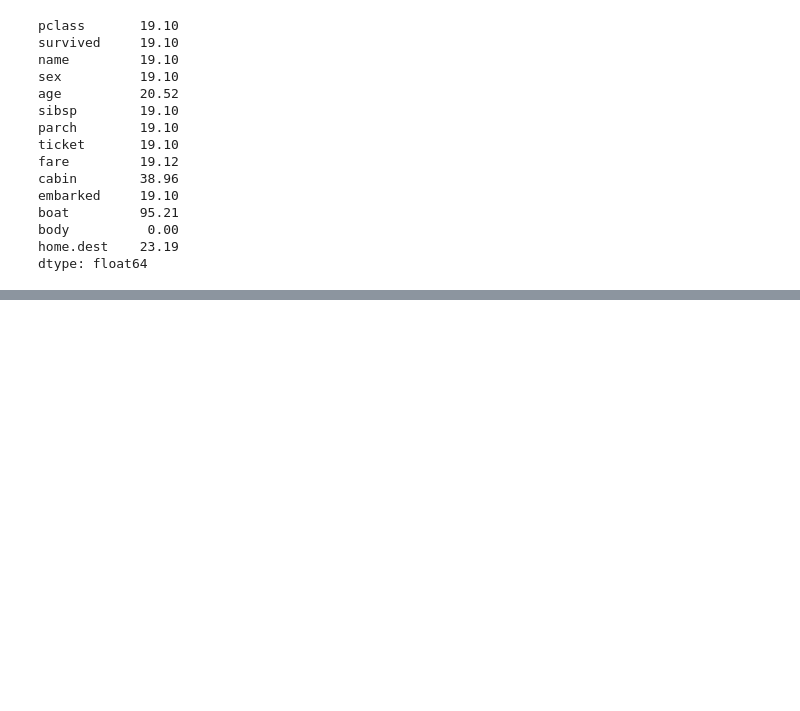
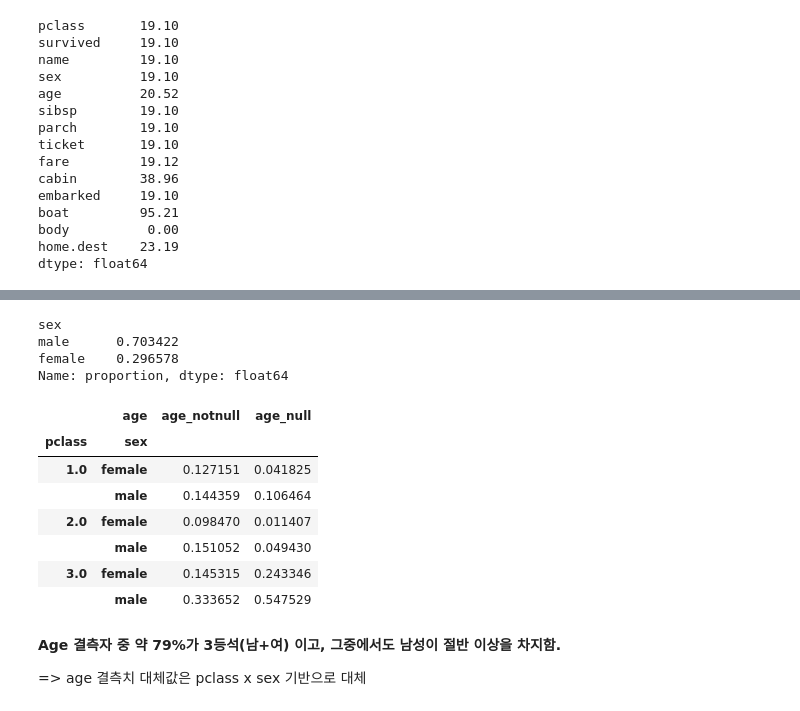
Before and after one commit to siwoolyyy/ml-data, a Jupyter notebook: titanic dataset.ipynb, the cells around one changed output, grey strips where cells are left out. Cells and saved outputs as stored; diff of their text form; code cells hidden in the pictures; blank space fills up the shorter version.

```diff
--- a/titanic dataset.ipynb
+++ b/titanic dataset.ipynb
@@ -494,0 +543,6 @@ train =
+# %%
+miss = df['age'].isna()
+
+rate = df.groupby(["pclass", "sex"])["age"].apply(lambda s: s.isna().mean())
+
+rate
@@ -494,0 +591,30 @@ train =
+# %%
+ee['sex'].value_counts(normalize=True)
+# %% [output]
+sex
+male      0.703422
+female    0.296578
+Name: proportion, dtype: float64
+# %%
+tab = pd.crosstab(
+    index=[df['pclass'], df['sex']],
+    columns=miss,
+    normalize='columns'
+)
+tab = tab.rename(columns={False: "age_notnull", True: "age_null"})
+
+tab
+# %% [output]
+|  | age | age_notnull | age_null |
+| pclass | sex |  |  |
+| 1.0 | female | 0.127151 | 0.041825 |
+|  | male | 0.144359 | 0.106464 |
+| 2.0 | female | 0.098470 | 0.011407 |
+|  | male | 0.151052 | 0.049430 |
+| 3.0 | female | 0.145315 | 0.243346 |
+|  | male | 0.333652 | 0.547529 |
+# %% [markdown]
+**Age 결측자 중 약 79%가 3등석(남+여) 이고,
+그중에서도 남성이 절반 이상을 차지함.**
+
+=> age 결측치 대체값은 pclass x sex 기반으로 대체
```
Also changed, not shown: parts of 9 cells of this notebook.
